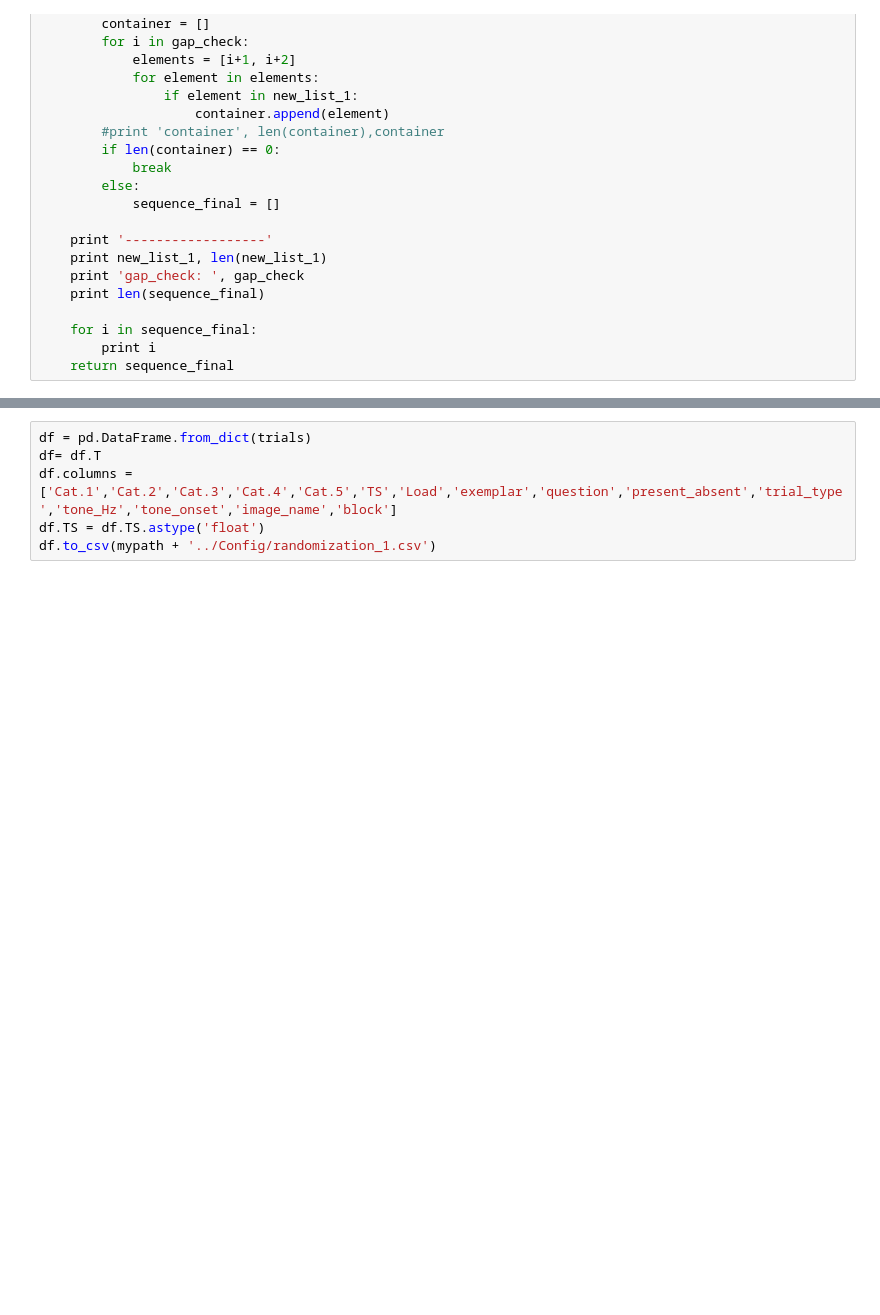
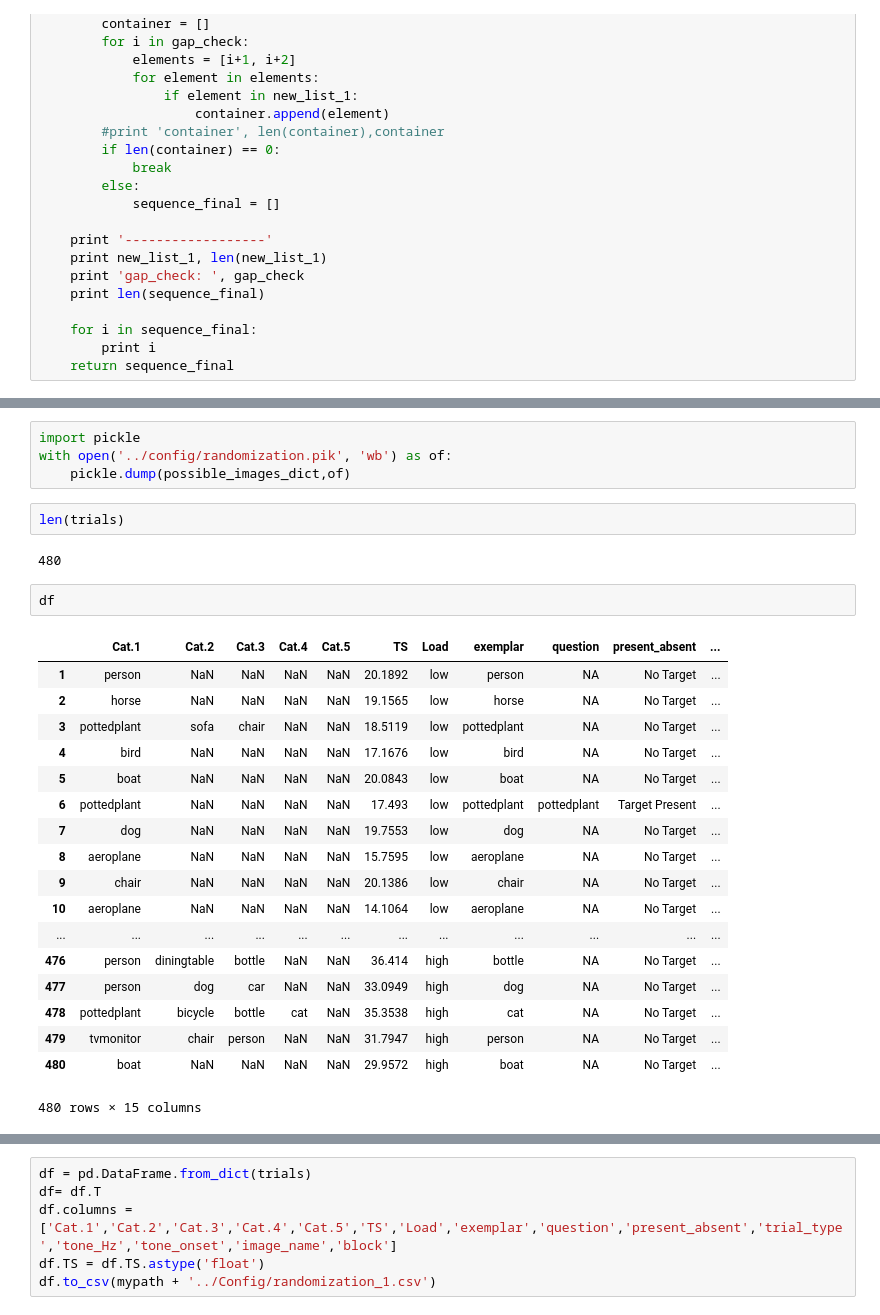
Before and after one commit to LucaChech/load, a Jupyter notebook: analysis/randomization_A-Copy1.ipynb, the cells around one changed output, grey strips where cells are left out. Drawn from its saved outputs; the diff is of its cells as text; blank space fills up the shorter version.

```diff
--- a/analysis/randomization_A-Copy1.ipynb
+++ b/analysis/randomization_A-Copy1.ipynb
@@ -1175,0 +745,29 @@ print trials[481]
+# %%
+import pickle
+with open('../config/randomization.pik', 'wb') as of:
+    pickle.dump(possible_images_dict,of)
+# %%
+len(trials)
+# %% [output]
+480
+# %%
+df
+# %% [output]
+|  | Cat.1 | Cat.2 | Cat.3 | Cat.4 | Cat.5 | TS | Load | exemplar | question | present_absent | ... |
+| 1 | person | NaN | NaN | NaN | NaN | 20.1892 | low | person | NA | No Target | ... |
+| 2 | horse | NaN | NaN | NaN | NaN | 19.1565 | low | horse | NA | No Target | ... |
+| 3 | pottedplant | sofa | chair | NaN | NaN | 18.5119 | low | pottedplant | NA | No Target | ... |
+| 4 | bird | NaN | NaN | NaN | NaN | 17.1676 | low | bird | NA | No Target | ... |
+| 5 | boat | NaN | NaN | NaN | NaN | 20.0843 | low | boat | NA | No Target | ... |
+| 6 | pottedplant | NaN | NaN | NaN | NaN | 17.493 | low | pottedplant | pottedplant | Target Present | ... |
+| 7 | dog | NaN | NaN | NaN | NaN | 19.7553 | low | dog | NA | No Target | ... |
+| 8 | aeroplane | NaN | NaN | NaN | NaN | 15.7595 | low | aeroplane | NA | No Target | ... |
+| 9 | chair | NaN | NaN | NaN | NaN | 20.1386 | low | chair | NA | No Target | ... |
+| 10 | aeroplane | NaN | NaN | NaN | NaN | 14.1064 | low | aeroplane | NA | No Target | ... |
+| ... | ... | ... | ... | ... | ... | ... | ... | ... | ... | ... | ... |
+| 476 | person | diningtable | bottle | NaN | NaN | 36.414 | high | bottle | NA | No Target | ... |
+| 477 | person | dog | car | NaN | NaN | 33.0949 | high | dog | NA | No Target | ... |
+| 478 | pottedplant | bicycle | bottle | cat | NaN | 35.3538 | high | cat | NA | No Target | ... |
+| 479 | tvmonitor | chair | person | NaN | NaN | 31.7947 | high | person | NA | No Target | ... |
+| 480 | boat | NaN | NaN | NaN | NaN | 29.9572 | high | boat | NA | No Target | ... |
+480 rows × 15 columns
```
Also changed, not shown: parts of 27 cells of this notebook, 1 other file.
